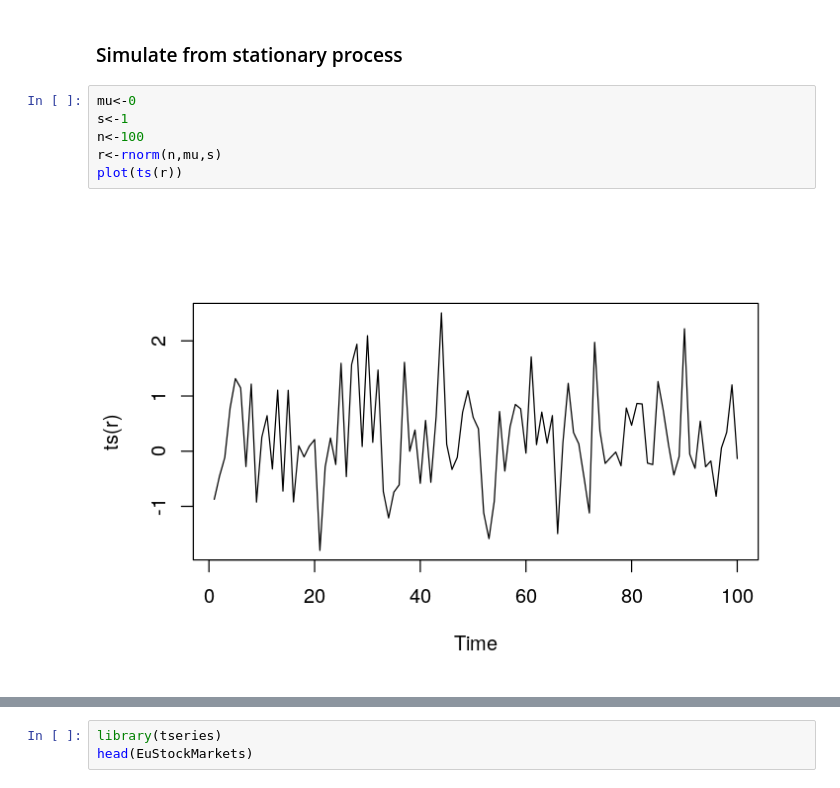
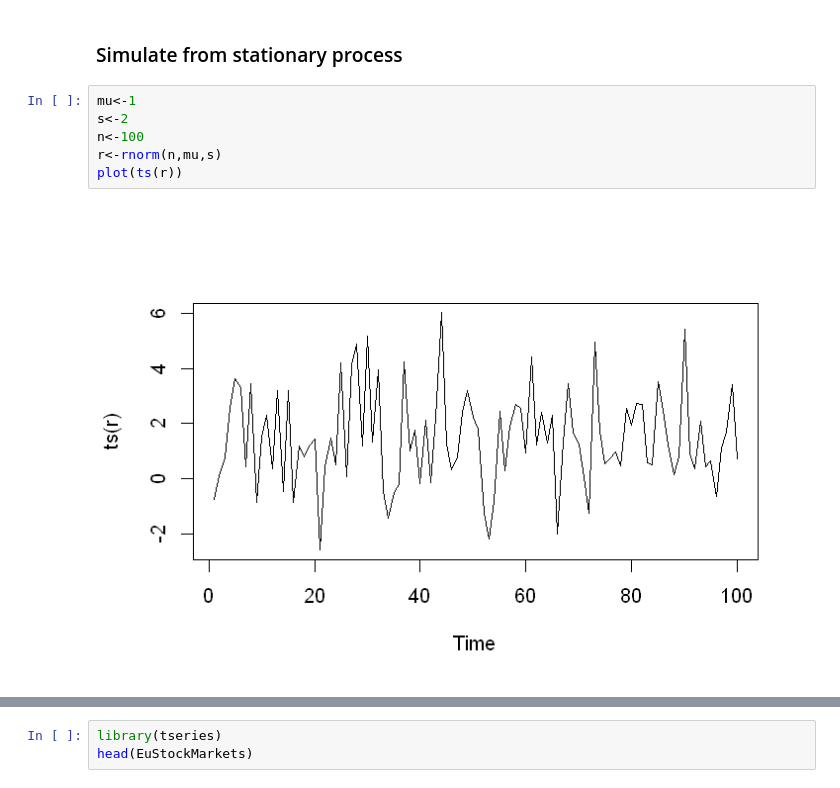
Before and after one commit to duskybomb/quantitative-finance-talk, a Jupyter notebook: Notebooks/02 Random Walk and GBM.ipynb, the cells around one changed output, grey strips where cells are left out. Drawn from its saved outputs; the diff is of its cells as text.

```diff
--- a/Notebooks/02 Random Walk and GBM.ipynb
+++ b/Notebooks/02 Random Walk and GBM.ipynb
@@ -149,13 +149,13 @@ difference(t) = observation(t) - observation(t-1)
 # %% [markdown]
 ### Simulate from stationary process
 # %%
-mu<-0
-s<-1
+mu<-1
+s<-2
 n<-100
 r<-rnorm(n,mu,s)
 plot(ts(r))
 # %% [output]
-[figure, old version]
+[figure, new version]
 # %%
 P<-r
 P[1]<-1
```
Also changed, not shown: parts of 16 cells of this notebook.
